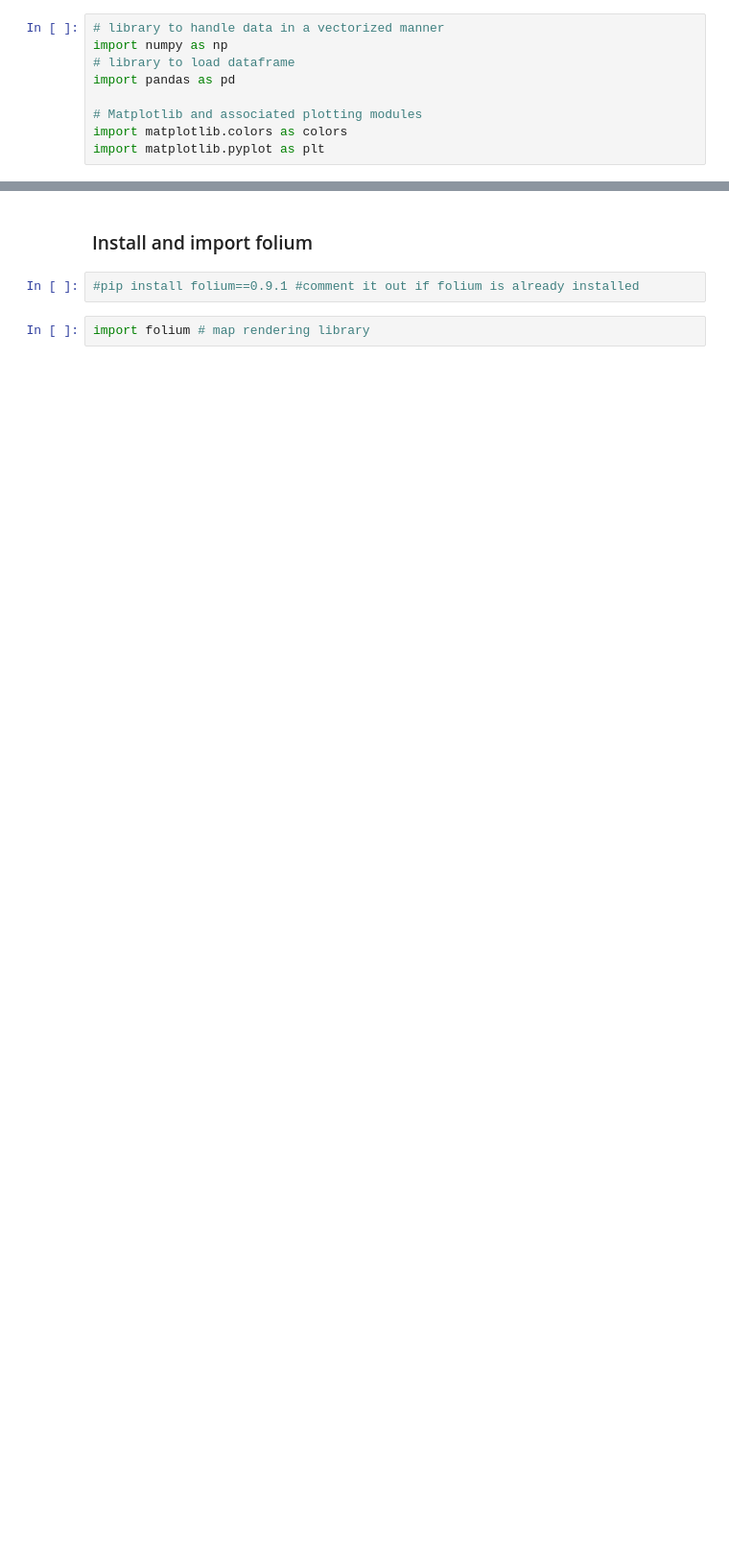
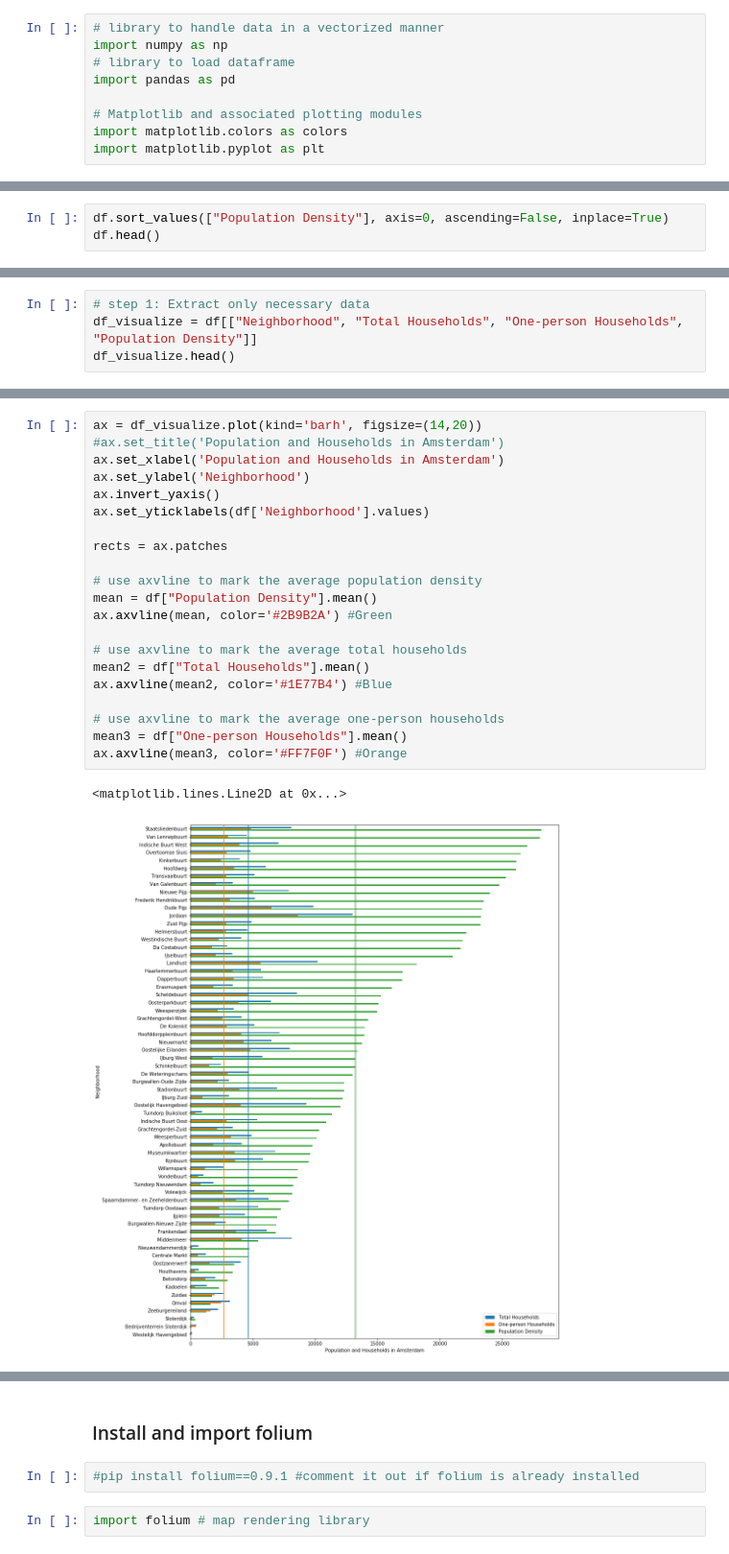
Before and after one commit to xding78/Sharing, a Jupyter notebook: Restaurant_TomTomMapsAPI.ipynb, the cells around one changed output, grey strips where cells are left out. Shown at 96% size. Saved outputs shown, nothing was run; the diff lists cells and outputs as text; blank space fills up the shorter version.

```diff
--- a/Restaurant_TomTomMapsAPI.ipynb
+++ b/Restaurant_TomTomMapsAPI.ipynb
@@ -142,0 +144,3 @@ df
+# %%
+df.sort_values(["Population Density"], axis=0, ascending=False, inplace=True)
+df.head()
@@ -142,0 +159,4 @@ df
+# %%
+# step 1: Extract only necessary data
+df_visualize = df[["Neighborhood", "Total Households", "One-person Households", "Population Density"]]
+df_visualize.head()
@@ -142,0 +170,24 @@ df
+# %%
+ax = df_visualize.plot(kind='barh', figsize=(14,20))
+#ax.set_title('Population and Households in Amsterdam')
+ax.set_xlabel('Population and Households in Amsterdam')
+ax.set_ylabel('Neighborhood')
+ax.invert_yaxis()
+ax.set_yticklabels(df['Neighborhood'].values)
+
+rects = ax.patches
+
+# use axvline to mark the average population density
+mean = df["Population Density"].mean()
+ax.axvline(mean, color='#2B9B2A') #Green
+
+# use axvline to mark the average total households
+mean2 = df["Total Households"].mean()
+ax.axvline(mean2, color='#1E77B4') #Blue
+
+# use axvline to mark the average one-person households
+mean3 = df["One-person Households"].mean()
+ax.axvline(mean3, color='#FF7F0F') #Orange
+# %% [output]
+<matplotlib.lines.Line2D at 0x...>
+[figure, added]
```
Also changed, not shown: parts of 44 cells of this notebook.
